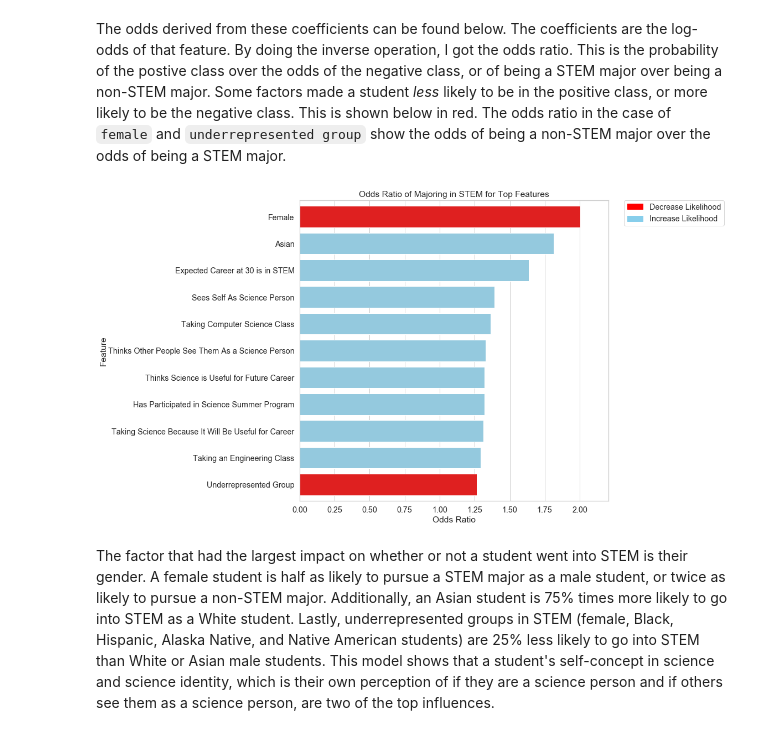
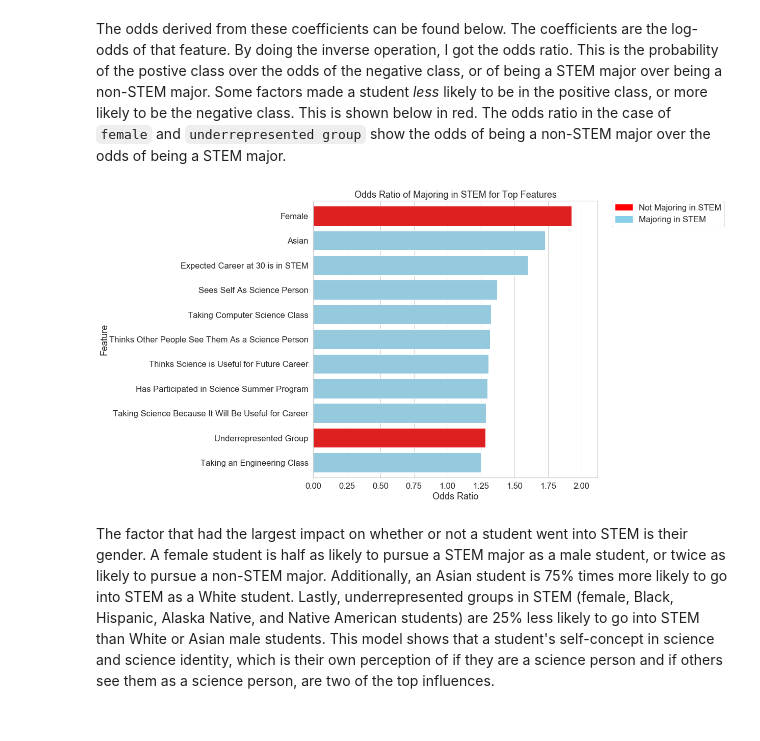
Before and after one commit to laurenphipps/STEM-majors, a Jupyter notebook: Final_Notebook.ipynb, the cells around one changed output. Cells and saved outputs as stored; diff of their text form; code cells hidden in the pictures.

```diff
--- a/Final_Notebook.ipynb
+++ b/Final_Notebook.ipynb
@@ -48,7 +48,7 @@ import custom_functions as cf
 import pandas as pd
 import numpy as np
 import seaborn as sns
-sns.set(font_scale = 1.3, style = 'whitegrid')
+sns.set(font_scale = 1.5, style = 'whitegrid')
 import matplotlib.pyplot as plt
 import matplotlib.ticker as mtick
 %matplotlib inline
@@ -72,7 +72,6 @@ from matplotlib.patches import Patch
 from sklearn.metrics import roc_curve, roc_auc_score
 
 pd.set_option('display.max_columns', 300)
-%autoreload 2
 # %%
 #import dataset with selected features (reference above)
 df = cf.import_it('data-files/HSLS/hsls_17_student_pets_sr_v1_0.csv')
@@ -543,7 +583,7 @@ clf = LogisticRegression()
 param_grid = {
 
     'max_iter': [100, 250, 500, 1000, 5000, 10000],
-    'C': [0.0001, 0.001, 0.01, 1, 100, 1000],
+    'C': [0.006, 0.007, 0.008, 0.009, 0.01, 0.02],
     'class_weight': [None, 'balanced', {1:2, 0:1}, {1:10, 0:1}]
 }
 
@@ -565,6 +605,6 @@ Fitting 5 folds for each of 144 candidates, totalling 720 fits
 # %%
 #instantiate and run the model with those hyperparamters on the training set
-gs_lr = LogisticRegression(C = 0.01, class_weight = 'balanced', max_iter = 100, random_state = 20)
+gs_lr = LogisticRegression(C = 0.008, class_weight = 'balanced', max_iter = 100, random_state = 20)
 gs_lr.fit(X_train, y_train)
 
 #generate predicts using that model
@@ -743,32 +783,32 @@ The odds derived from these coefficients can be found below. The coefficients ar
 # %%
 coef_df['pos_odd'] = e**coef_df['coefficient_value']
 coef_df['neg_odd'] = 1/coef_df['pos_odd']
 coef_df['highest_odd'] = np.where(coef_df['pos_odd'] > coef_df['neg_odd'], coef_df['pos_odd'], coef_df['neg_odd'])
 coef_df.sort_values(by = 'highest_odd', ascending = False, inplace = True)
 top_ten = coef_df[:11]
 
 
 plt.figure(figsize = (10,10))
-clrs = ['red' if x == 'female' else 'red' if x == 'underrep' else 'red' if x== 'misc_class' else 'skyblue' for x in top_ten['feature']]
+clrs = ['red' if x == 'female' else 'red' if x == 'underrep' else 'skyblue' for x in top_ten['feature']]
 ax = sns.barplot(x ='highest_odd', y = 'feature', data = top_ten, palette = clrs, orient = 'horiz')
 plt.yticks(ticks = range(0,11), labels = ['Female', 'Asian', 'Expected Career at 30 is in STEM', 'Sees Self As Science Person',
           'Taking Computer Science Class', 'Thinks Other People See Them As a Science Person',
           'Thinks Science is Useful for Future Career', 'Has Participated in Science Summer Program',
-          'Taking Science Because It Will Be Useful for Career', 'Taking an Engineering Class', 'Underrepresented Group'])
+          'Taking Science Because It Will Be Useful for Career', 'Underrepresented Group', 'Taking an Engineering Class'])
 plt.margins(0.1, 0.02)
 ax.set_ylabel('Feature', labelpad = 0.5)
 ax.set_xlabel('Odds Ratio')
 ax.set_title('Odds Ratio of Majoring in STEM for Top Features')
-legend = [Patch(facecolor='red', edgecolor='red', label='Decrease Likelihood'), Patch(facecolor='skyblue', edgecolor='skyblue', label='Increase Likelihood')]
+legend = [Patch(facecolor='red', edgecolor='red', label='Not Majoring in STEM'), Patch(facecolor='skyblue', edgecolor='skyblue', label='Majoring in STEM')]
 ax.legend(handles = legend, bbox_to_anchor=(1.05, 1), loc=2, borderaxespad=0.)
 
-#plt.savefig('img/feature-odds.png', bbox_inches='tight', transparent=True)
+plt.savefig('img/feature-odds.png', bbox_inches='tight', transparent=True)
 
 ;
 
 plt.show()
 # %% [output]
-[figure, old version]
+[figure, new version]
 # %% [markdown]
 The factor that had the largest impact on whether or not a student went into STEM is their gender. A female student is half as likely to pursue a STEM major as a male student, or twice as likely to pursue a non-STEM major. Additionally, an Asian student is 75% times more likely to go into STEM as a White student. Lastly, underrepresented groups in STEM (female, Black, Hispanic, Alaska Native, and Native American students) are 25% less likely to go into STEM than White or Asian male students. This model shows that a student's self-concept in science and science identity, which is their own perception of if they are a science person and if others see them as a science person, are two of the top influences.
 
```
Also changed, not shown: parts of 29 cells of this notebook, 10 other files.
